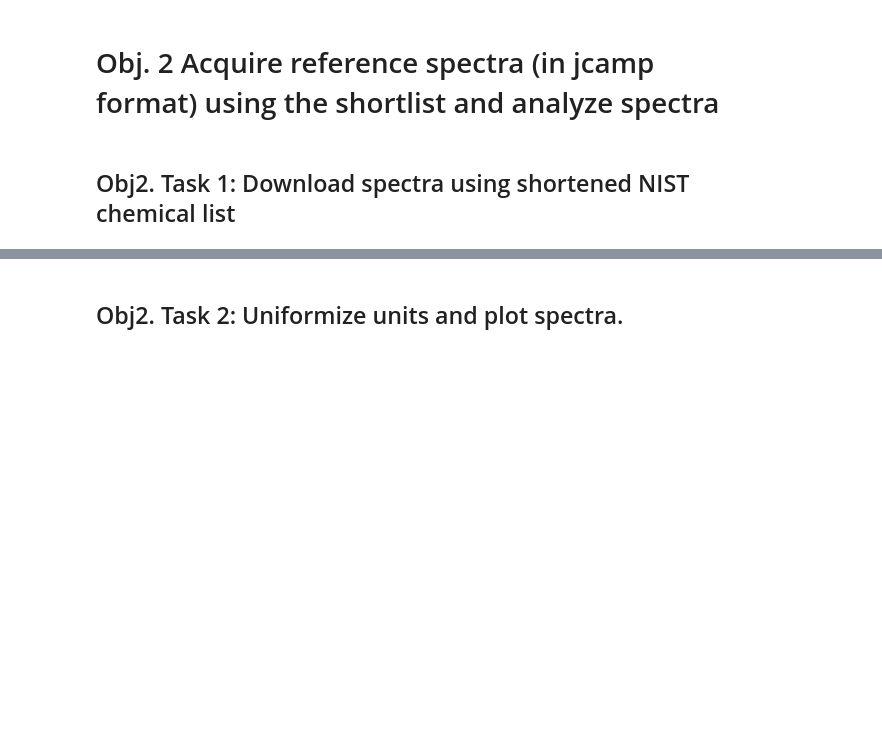
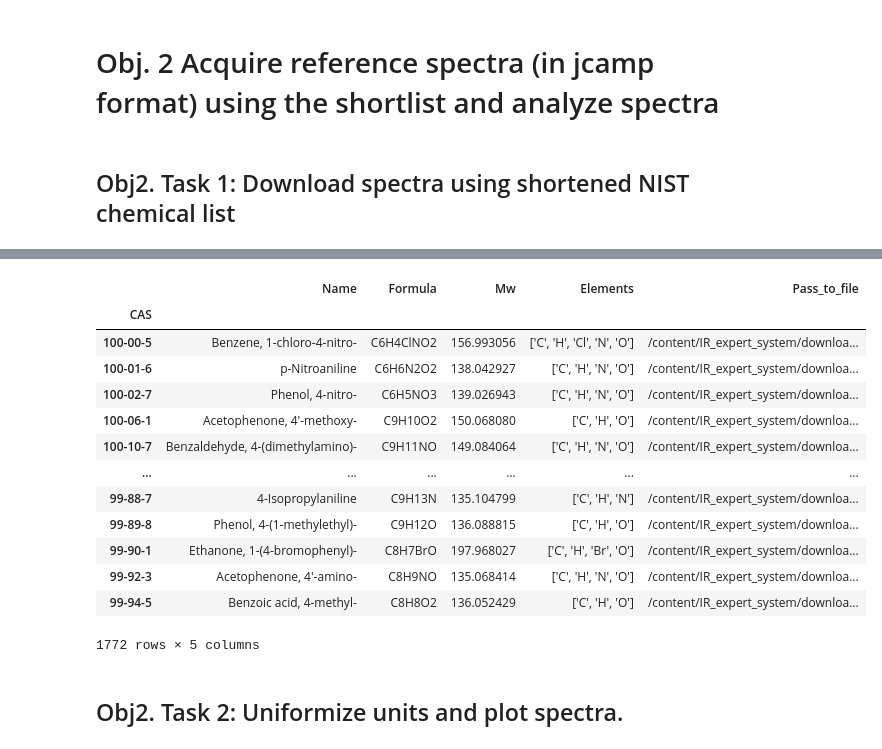
Before and after one commit to Lamblador/IR_expert_system, a Jupyter notebook: Koshelev_IR_expert_system.ipynb, the cells around one changed output, grey strips where cells are left out. Saved outputs shown, nothing was run; the diff lists cells and outputs as text; code cells hidden in the pictures; blank space fills up the shorter version.

```diff
--- a/Koshelev_IR_expert_system.ipynb
+++ b/Koshelev_IR_expert_system.ipynb
@@ -765,0 +761,16 @@ PatoolError: ignored
+# %%
+import os
+cas_with_ir = []
+cas_with_ir_filepass = []
+for dirpath, _, filenames in os.walk('/content/IR_expert_system/downloaded_jcamp'):
+  for filename in filenames:
+     cas_with_ir.append(filename)
+     cas_with_ir_filepass.append(os.path.join(dirpath, filename))
+print(cas_with_ir_filepass)
+print(cas_with_ir)
+ir_spectra_dic = {}
+ir_spectra_dic["CAS"] = cas_with_ir
+ir_spectra_dic["Pass_to_file"] = cas_with_ir_filepass
+# Create DataFrame
+nist_ir_spectra_df = pd.DataFrame(ir_spectra_dic)
+nist_ir_spectra_df
@@ -765,0 +793,3 @@ PatoolError: ignored
+# %%
+nist_ir_spectra_list = nist_chem_list.loc[nist_chem_list['CAS'].isin(cas_with_ir)]
+nist_ir_spectra_list
@@ -766,3 +810,20 @@ PatoolError: ignored
+# %%
+nist_ir_spectra_list.set_index('CAS').join(nist_ir_spectra_df.set_index('CAS'))
+# %% [output]
+|  | Name | Formula | Mw | Elements | Pass_to_file |
+| CAS |  |  |  |  |  |
+| 100-00-5 | Benzene, 1-chloro-4-nitro- | C6H4ClNO2 | 156.993056 | ['C', 'H', 'Cl', 'N', 'O'] | /content/IR_expert_system/downloa... |
+| 100-01-6 | p-Nitroaniline | C6H6N2O2 | 138.042927 | ['C', 'H', 'N', 'O'] | /content/IR_expert_system/downloa... |
+| 100-02-7 | Phenol, 4-nitro- | C6H5NO3 | 139.026943 | ['C', 'H', 'N', 'O'] | /content/IR_expert_system/downloa... |
+| 100-06-1 | Acetophenone, 4'-methoxy- | C9H10O2 | 150.068080 | ['C', 'H', 'O'] | /content/IR_expert_system/downloa... |
+| 100-10-7 | Benzaldehyde, 4-(dimethylamino)- | C9H11NO | 149.084064 | ['C', 'H', 'N', 'O'] | /content/IR_expert_system/downloa... |
+| ... | ... | ... | ... | ... | ... |
+| 99-88-7 | 4-Isopropylaniline | C9H13N | 135.104799 | ['C', 'H', 'N'] | /content/IR_expert_system/downloa... |
+| 99-89-8 | Phenol, 4-(1-methylethyl)- | C9H12O | 136.088815 | ['C', 'H', 'O'] | /content/IR_expert_system/downloa... |
+| 99-90-1 | Ethanone, 1-(4-bromophenyl)- | C8H7BrO | 197.968027 | ['C', 'H', 'Br', 'O'] | /content/IR_expert_system/downloa... |
+| 99-92-3 | Acetophenone, 4'-amino- | C8H9NO | 135.068414 | ['C', 'H', 'N', 'O'] | /content/IR_expert_system/downloa... |
+| 99-94-5 | Benzoic acid, 4-methyl- | C8H8O2 | 136.052429 | ['C', 'H', 'O'] | /content/IR_expert_system/downloa... |
+1772 rows × 5 columns
 # %% [markdown]
 ## Obj2. Task 2: Uniformize units and plot spectra.
 # %%
```
Also changed, not shown: parts of 15 cells of this notebook.
